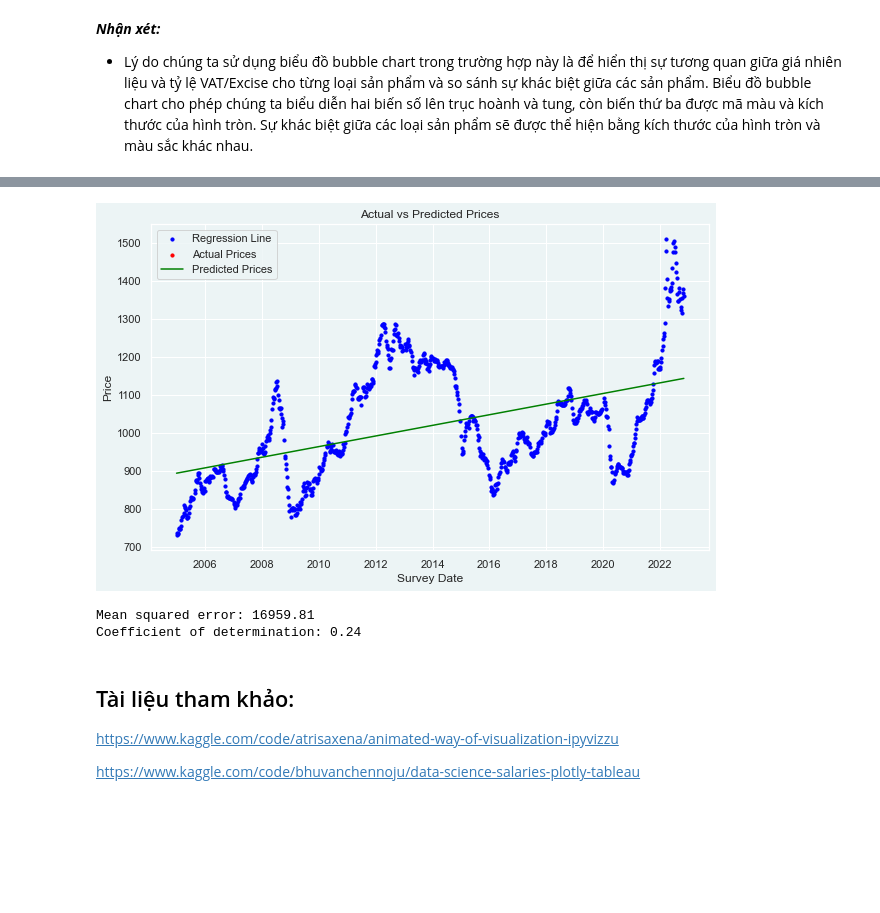
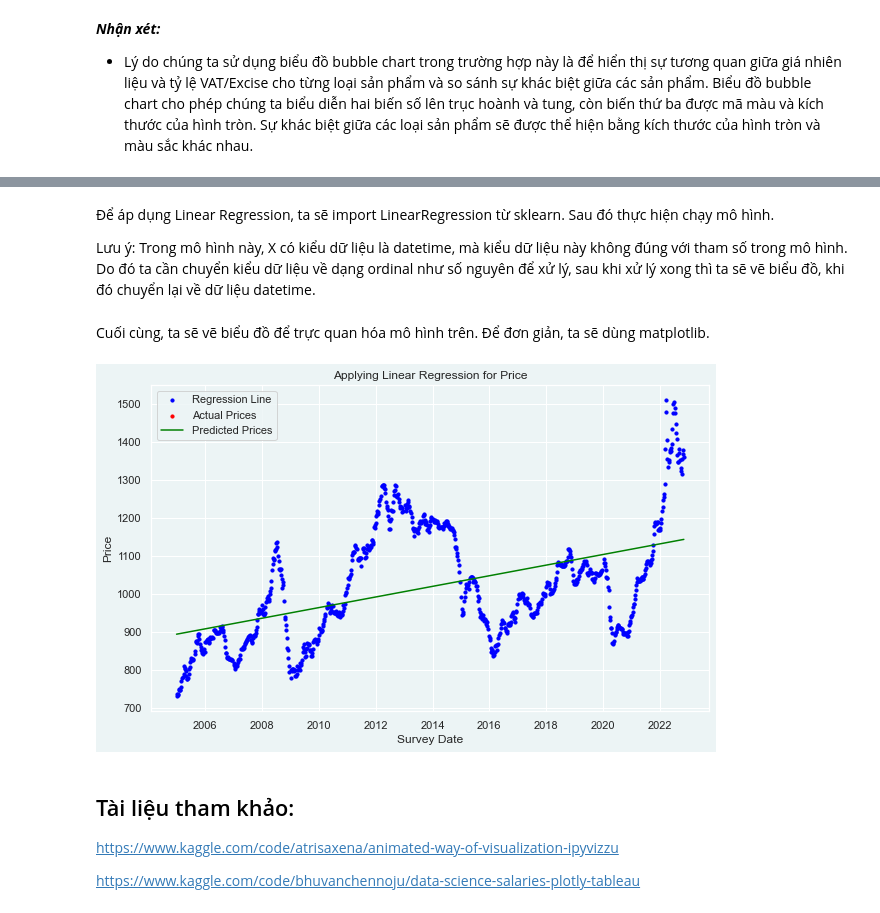
Before and after one commit to khangnl24112002/DataVisualization_Group02_Lab02, a Jupyter notebook: source_codes/main.ipynb, the cells around one changed output, grey strips where cells are left out. Drawn from its saved outputs; the diff is of its cells as text; code cells hidden in the pictures; blank space fills up the shorter version.

```diff
--- a/source_codes/main.ipynb
+++ b/source_codes/main.ipynb
@@ -696,9 +706,13 @@ Y = avg_price['PRICE']
+# %% [markdown]
+Để áp dụng Linear Regression, ta sẽ import LinearRegression từ sklearn. Sau đó thực hiện chạy  mô hình.
+
+Lưu ý: Trong mô hình này, X có kiểu dữ liệu là datetime, mà kiểu dữ liệu này không đúng với tham số trong mô hình. Do đó ta cần chuyển kiểu dữ liệu về dạng ordinal như số nguyên để xử lý, sau khi xử lý xong thì ta sẽ vẽ biểu đồ, khi đó chuyển lại về dữ liệu datetime.
 # %%
 from sklearn.linear_model import LinearRegression
-import matplotlib.pyplot as plt
 
 # Chuyển đổi kiểu dữ liệu của X từ datetime64 sang ordinal
 X = avg_price['SURVEY_DATE'].apply(lambda x: x.toordinal())
+Y = avg_price['PRICE']
 
 # Tạo model Linear Regression
 regressor = LinearRegression()
@@ -709,29 +723,21 @@ Y_pred = regressor.predict(X.values.reshape(-1, 1))
 
 # Chuyển đổi kiểu dữ liệu của X từ ordinal sang datetime để vẽ biểu đồ
 X_plot = avg_price['SURVEY_DATE']
-
-# Vẽ biểu đồ
-plt.figure(figsize=(10, 6))
-plt.scatter(X_plot, Y, color='blue', s=10)
-plt.scatter(X_plot[Y.isna()], Y_pred[Y.isna()], color='red', s=10)
-plt.plot(X_plot, Y_pred, color='green')
-plt.xlabel('Survey Date')
-plt.ylabel('Price')
-plt.title('Actual vs Predicted Prices')
-plt.legend(['Regression Line', 'Actual Prices', 'Predicted Prices'])
-plt.show()
-# %% [output]
-[figure, removed]
-# %%
-
-# Tính các sai số trong mô hình
-print('Mean squared error: %.2f'
-      % mean_squared_error(Y, Y_pred))
-print('Coefficient of determination: %.2f'
-      % r2_score(Y, Y_pred))
-# %% [output]
-Mean squared error: 16959.81
-Coefficient of determination: 0.24
+# %% [markdown]
+Cuối cùng, ta sẽ vẽ biểu đồ để trực quan hóa mô hình trên. Để đơn giản, ta sẽ dùng matplotlib.
+# %%
+# Vẽ biểu đồ
+plt.figure(figsize=(10, 6))
+plt.scatter(X_plot, Y, color='blue', s=10)
+plt.scatter(X_plot[Y.isna()], Y_pred[Y.isna()], color='red', s=10)
+plt.plot(X_plot, Y_pred, color='green')
+plt.xlabel('Survey Date')
+plt.ylabel('Price')
+plt.title('Applying Linear Regression for Price')
+plt.legend(['Regression Line', 'Actual Prices', 'Predicted Prices'])
+plt.show()
+# %% [output]
+[figure, added]
 # %% [markdown]
 ## Tài liệu tham khảo:
 
```
Also changed, not shown: parts of 4 cells of this notebook.
